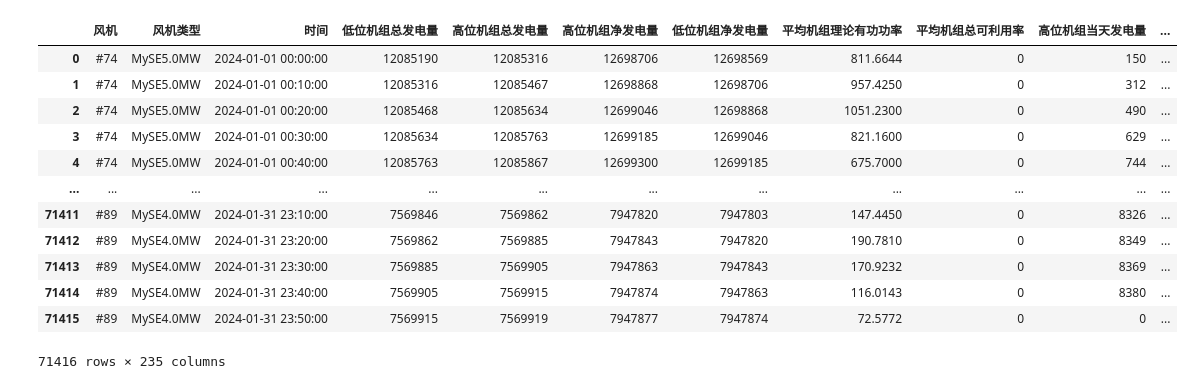
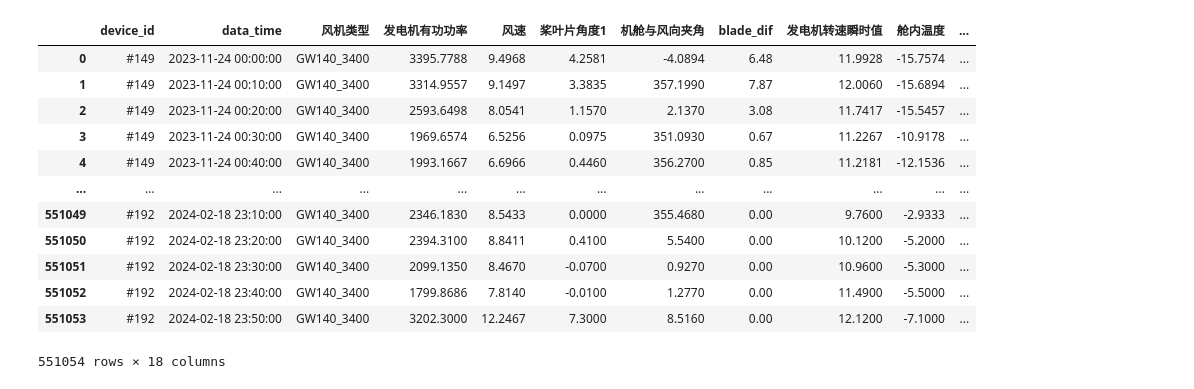
Before and after one commit to fluency828/xintian, a Jupyter notebook: homepage.ipynb, the cells around one changed output. Cells and saved outputs as stored; diff of their text form; code cells hidden in the pictures.

```diff
--- a/homepage.ipynb
+++ b/homepage.ipynb
@@ -48,0 +27,4 @@ def load_data(url):
+# %%
+phase_name = '魁通沟金风五六期'
+raw_data_path='D:/1 新天\数字运营部 任务\金风手动分析/1124_0218/raw_data.csv'
+pw_cur_path = 'D:/1 新天\数字运营部 任务\金风手动分析\理论功率曲线.xlsx'
@@ -53,22 +117,22 @@ else:
     raw_data = load_data('D:/1 新天\数字运营部 任务\昆头岭手动分析/24年1月/raw_data.csv')
 theory_pw_cur = pd.read_excel(pw_cur_path if pw_cur_path else 'pw_theory_cur\昆头岭明阳理论功率曲线.xlsx')
 # %%
-site_instance = site_model(raw_data,theory_pw_cur)
+site_instance = site_model(raw_data,theory_pw_cur,**pn_dictionary)
 site_instance.raw_data
 # %% [output]
-|  | 风机 | 风机类型 | 时间 | 低位机组总发电量 | 高位机组总发电量 | 高位机组净发电量 | 低位机组净发电量 | 平均机组理论有功功率 | 平均机组总可利用率 | 高位机组当天发电量 | ... |
-| 0 | #74 | MySE5.0MW | 2024-01-01 00:00:00 | 12085190 | 12085316 | 12698706 | 12698569 | 811.6644 | 0 | 150 | ... |
-| 1 | #74 | MySE5.0MW | 2024-01-01 00:10:00 | 12085316 | 12085467 | 12698868 | 12698706 | 957.4250 | 0 | 312 | ... |
-| 2 | #74 | MySE5.0MW | 2024-01-01 00:20:00 | 12085468 | 12085634 | 12699046 | 12698868 | 1051.2300 | 0 | 490 | ... |
-| 3 | #74 | MySE5.0MW | 2024-01-01 00:30:00 | 12085634 | 12085763 | 12699185 | 12699046 | 821.1600 | 0 | 629 | ... |
-| 4 | #74 | MySE5.0MW | 2024-01-01 00:40:00 | 12085763 | 12085867 | 12699300 | 12699185 | 675.7000 | 0 | 744 | ... |
+|  | device_id | data_time | 风机类型 | 发电机有功功率 | 风速 | 桨叶片角度1 | 机舱与风向夹角 | blade_dif | 发电机转速瞬时值 | 舱内温度 | ... |
+| 0 | #149 | 2023-11-24 00:00:00 | GW140_3400 | 3395.7788 | 9.4968 | 4.2581 | -4.0894 | 6.48 | 11.9928 | -15.7574 | ... |
+| 1 | #149 | 2023-11-24 00:10:00 | GW140_3400 | 3314.9557 | 9.1497 | 3.3835 | 357.1990 | 7.87 | 12.0060 | -15.6894 | ... |
+| 2 | #149 | 2023-11-24 00:20:00 | GW140_3400 | 2593.6498 | 8.0541 | 1.1570 | 2.1370 | 3.08 | 11.7417 | -15.5457 | ... |
+| 3 | #149 | 2023-11-24 00:30:00 | GW140_3400 | 1969.6574 | 6.5256 | 0.0975 | 351.0930 | 0.67 | 11.2267 | -10.9178 | ... |
+| 4 | #149 | 2023-11-24 00:40:00 | GW140_3400 | 1993.1667 | 6.6966 | 0.4460 | 356.2700 | 0.85 | 11.2181 | -12.1536 | ... |
 | ... | ... | ... | ... | ... | ... | ... | ... | ... | ... | ... | ... |
-| 71411 | #89 | MySE4.0MW | 2024-01-31 23:10:00 | 7569846 | 7569862 | 7947820 | 7947803 | 147.4450 | 0 | 8326 | ... |
-| 71412 | #89 | MySE4.0MW | 2024-01-31 23:20:00 | 7569862 | 7569885 | 7947843 | 7947820 | 190.7810 | 0 | 8349 | ... |
-| 71413 | #89 | MySE4.0MW | 2024-01-31 23:30:00 | 7569885 | 7569905 | 7947863 | 7947843 | 170.9232 | 0 | 8369 | ... |
-| 71414 | #89 | MySE4.0MW | 2024-01-31 23:40:00 | 7569905 | 7569915 | 7947874 | 7947863 | 116.0143 | 0 | 8380 | ... |
-| 71415 | #89 | MySE4.0MW | 2024-01-31 23:50:00 | 7569915 | 7569919 | 7947877 | 7947874 | 72.5772 | 0 | 0 | ... |
+| 551049 | #192 | 2024-02-18 23:10:00 | GW140_3400 | 2346.1830 | 8.5433 | 0.0000 | 355.4680 | 0.00 | 9.7600 | -2.9333 | ... |
+| 551050 | #192 | 2024-02-18 23:20:00 | GW140_3400 | 2394.3100 | 8.8411 | 0.4100 | 5.5400 | 0.00 | 10.1200 | -5.2000 | ... |
+| 551051 | #192 | 2024-02-18 23:30:00 | GW140_3400 | 2099.1350 | 8.4670 | -0.0700 | 0.9270 | 0.00 | 10.9600 | -5.3000 | ... |
+| 551052 | #192 | 2024-02-18 23:40:00 | GW140_3400 | 1799.8686 | 7.8140 | -0.0100 | 1.2770 | 0.00 | 11.4900 | -5.5000 | ... |
+| 551053 | #192 | 2024-02-18 23:50:00 | GW140_3400 | 3202.3000 | 12.2467 | 7.3000 | 8.5160 | 0.00 | 12.1200 | -7.1000 | ... |
-71416 rows × 235 columns
+551054 rows × 18 columns
 # %%
 fig_limit_power,size_changing = site_instance.limit_power()
 print(f'原始数据、剔除限电后、剔除功率小于等于0后的数据大小分别为{size_changing}')
```
Also changed, not shown: parts of 18 cells of this notebook, 5 other files.
